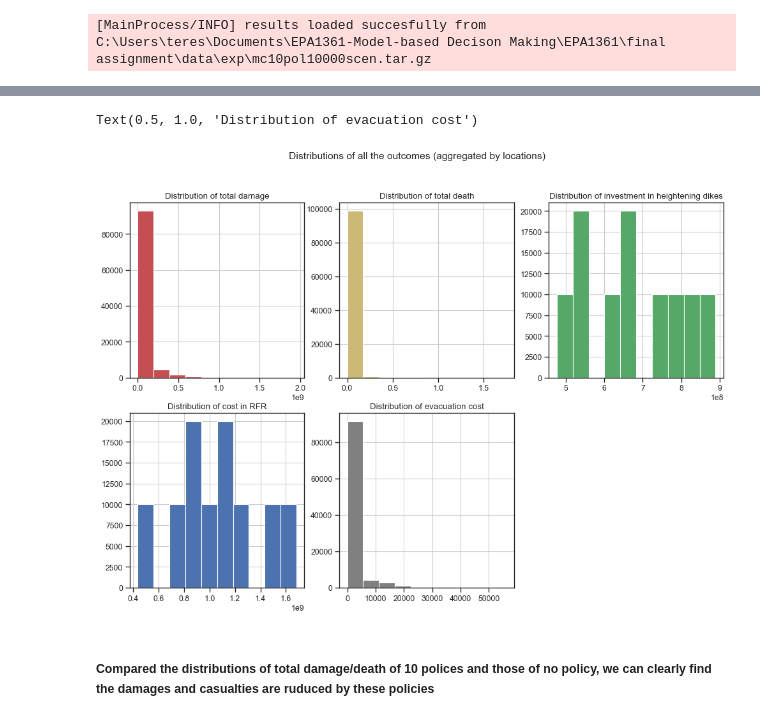
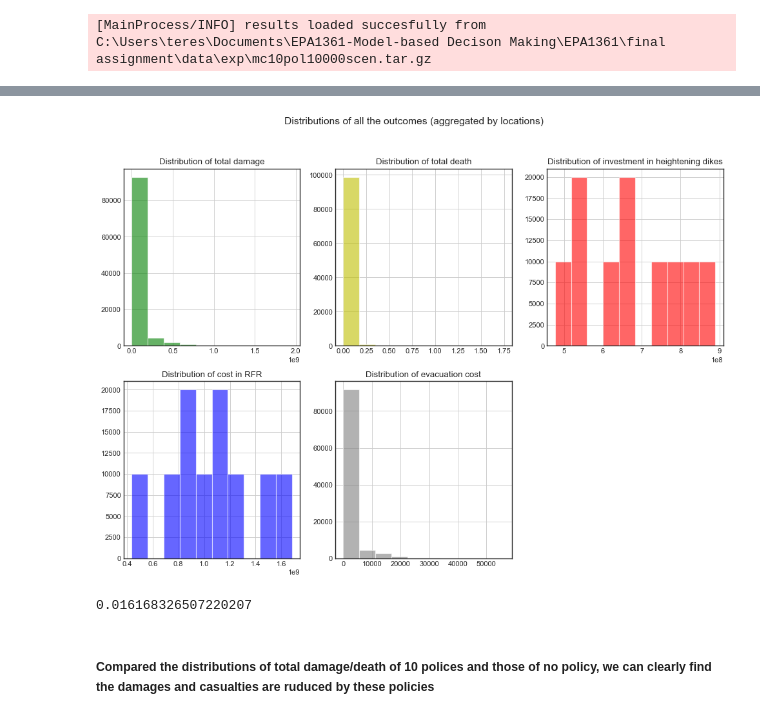
Before and after one commit to triple-capacho/EPA1361, a Jupyter notebook: final assignment/FinalRunNeat.ipynb, the cells around one changed output, grey strips where cells are left out. Saved outputs shown, nothing was run; the diff lists cells and outputs as text; code cells hidden in the pictures.

```diff
--- a/final assignment/FinalRunNeat.ipynb
+++ b/final assignment/FinalRunNeat.ipynb
@@ -181,33 +182,38 @@ fig.set_size_inches([12, 12])
 # %%
 # Add some titles for the figures
 
-import matplotlib.pyplot as plt # TO DO; plot the scalers.
+import matplotlib.pyplot as plt
 
 plt.figure(figsize=(15,10), dpi=80)
 plt.suptitle('Distributions of all the outcomes (aggregated by locations)', fontsize=14)
 plt.figure(1)
 ax1 = plt.subplot(231)
-data_r10['total-damage'].hist(color="r")
+data_r10['Total Damage'].hist(color="g", alpha = 0.6)
 plt.title('Distribution of total damage')
 
 ax2 = plt.subplot(232)
-data_r10['total-death'].hist(color="y")
+data_r10['Total Deaths'].hist(color="y",alpha = 0.6)
 plt.title('Distribution of total death')
 
 ax3 = plt.subplot(233)
-data_r10['total-investment'].hist(color="g")
+data_r10['Total Investment'].hist(color="r",alpha = 0.6)
 plt.title('Distribution of investment in heightening dikes')
 
 ax4 = plt.subplot(234)
-data_r10['total-RfR'].hist(color="b")
+data_r10['Total RfR'].hist(color="b",alpha = 0.6)
 plt.title('Distribution of cost in RFR')
 
 ax5 = plt.subplot(235)
-data_r10['total-evacuation'].hist(color="grey")
+data_r10['Total Evacuation'].hist(color="grey",alpha = 0.6)
 plt.title('Distribution of evacuation cost')
+
+plt.savefig("distributions_10policies")
 # %% [output]
-Text(0.5, 1.0, 'Distribution of evacuation cost')
-[figure, old version]
+[figure, new version]
+# %%
+data_r10['Total Deaths'].mean()
+# %% [output]
+0.016168326507220207
 # %% [markdown]
 ##### Compared the distributions of total damage/death of 10 polices and those of no policy, we can clearly find the damages and casualties are ruduced by these policies
 # %% [markdown]
```
Also changed, not shown: parts of 12 cells of this notebook, 12 other files.
